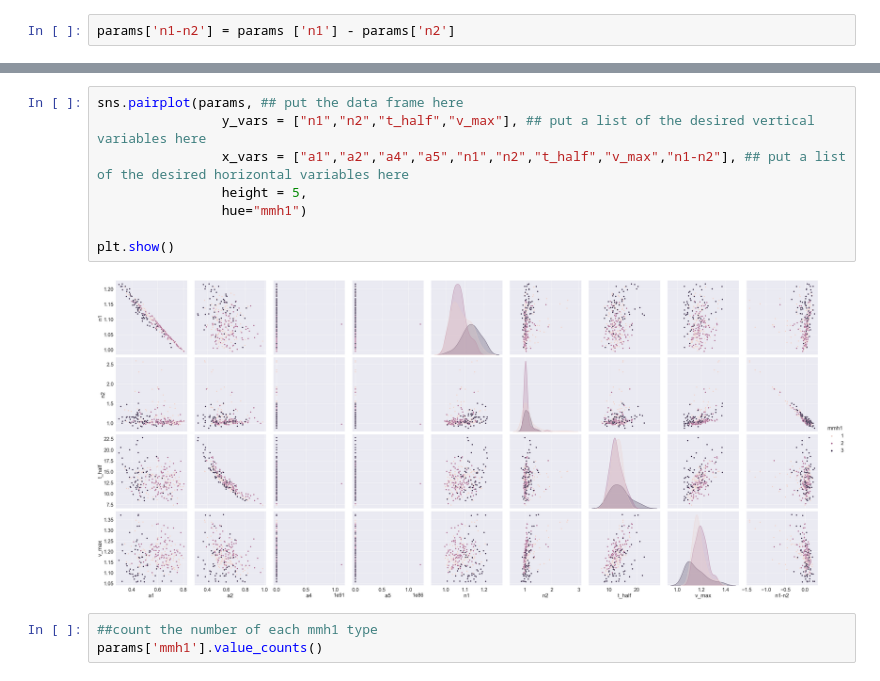
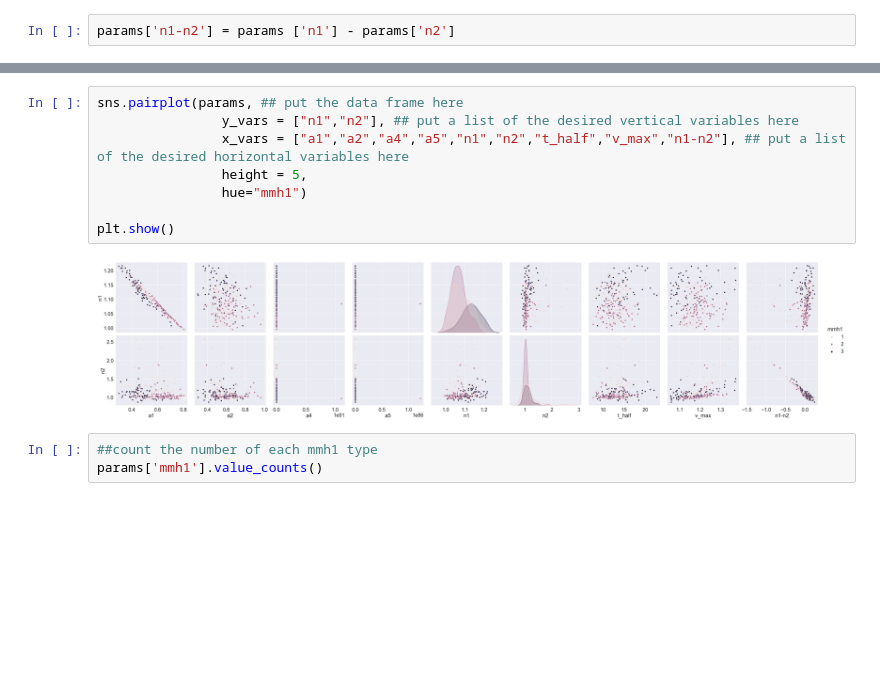
Before and after one commit to Shayne-Falco/3-compartment-maturation, a Jupyter notebook: ParameterAnalysis.ipynb, the cells around one changed output, grey strips where cells are left out. Cells and saved outputs as stored; diff of their text form; blank space fills up the shorter version.

```diff
--- a/ParameterAnalysis.ipynb
+++ b/ParameterAnalysis.ipynb
@@ -60,14 +60,14 @@ dtypes: float64(12), int32(1)
 memory usage: 30.6 KB
 # %%
 sns.pairplot(params, ## put the data frame here
-                y_vars = ["n1","n2","t_half","v_max"], ## put a list of the desired vertical variables here
+                y_vars = ["n1","n2"], ## put a list of the desired vertical variables here
                 x_vars = ["a1","a2","a4","a5","n1","n2","t_half","v_max","n1-n2"], ## put a list of the desired horizontal variables here
                 height = 5,
                 hue="mmh1")
 
 plt.show()
 # %% [output]
-[figure, old version]
+[figure, new version]
 # %%
 ##count the number of each mmh1 type
 params['mmh1'].value_counts()
```
Also changed, not shown: parts of 4 cells of this notebook.
